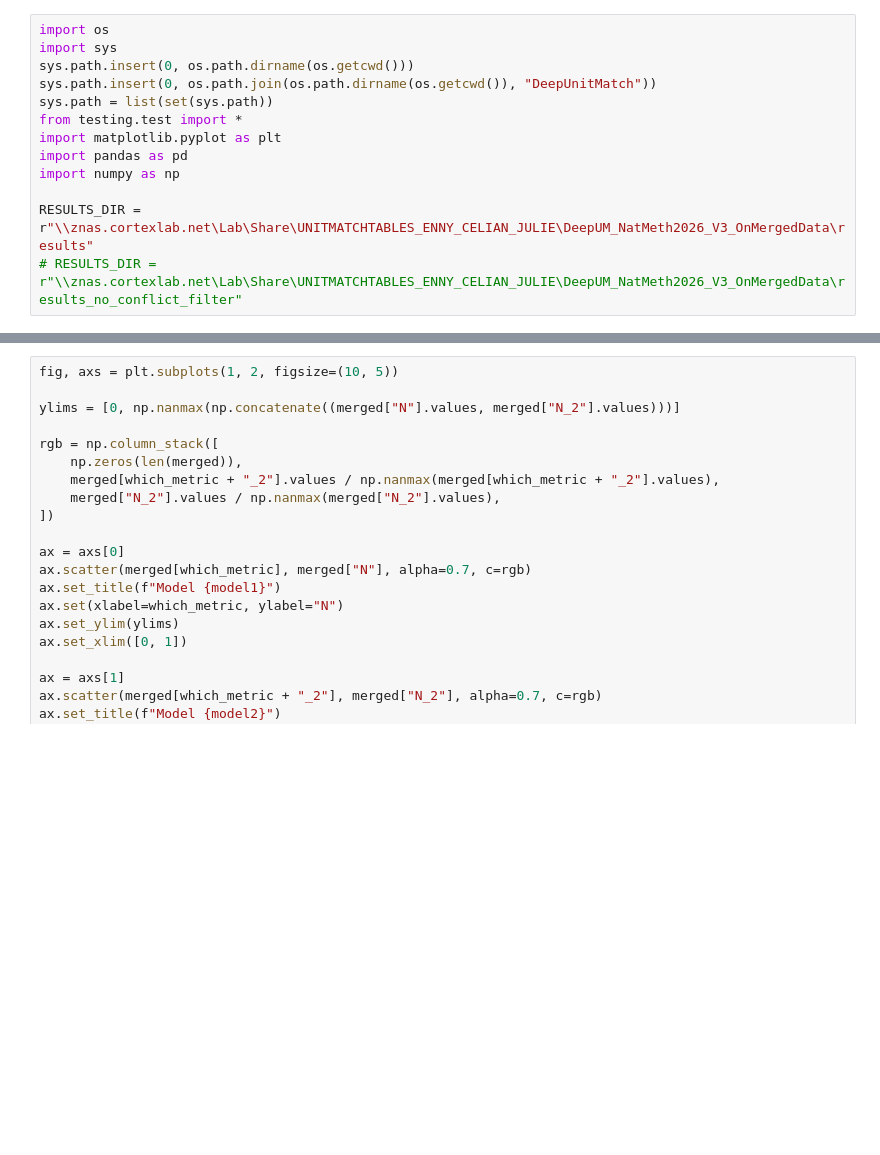
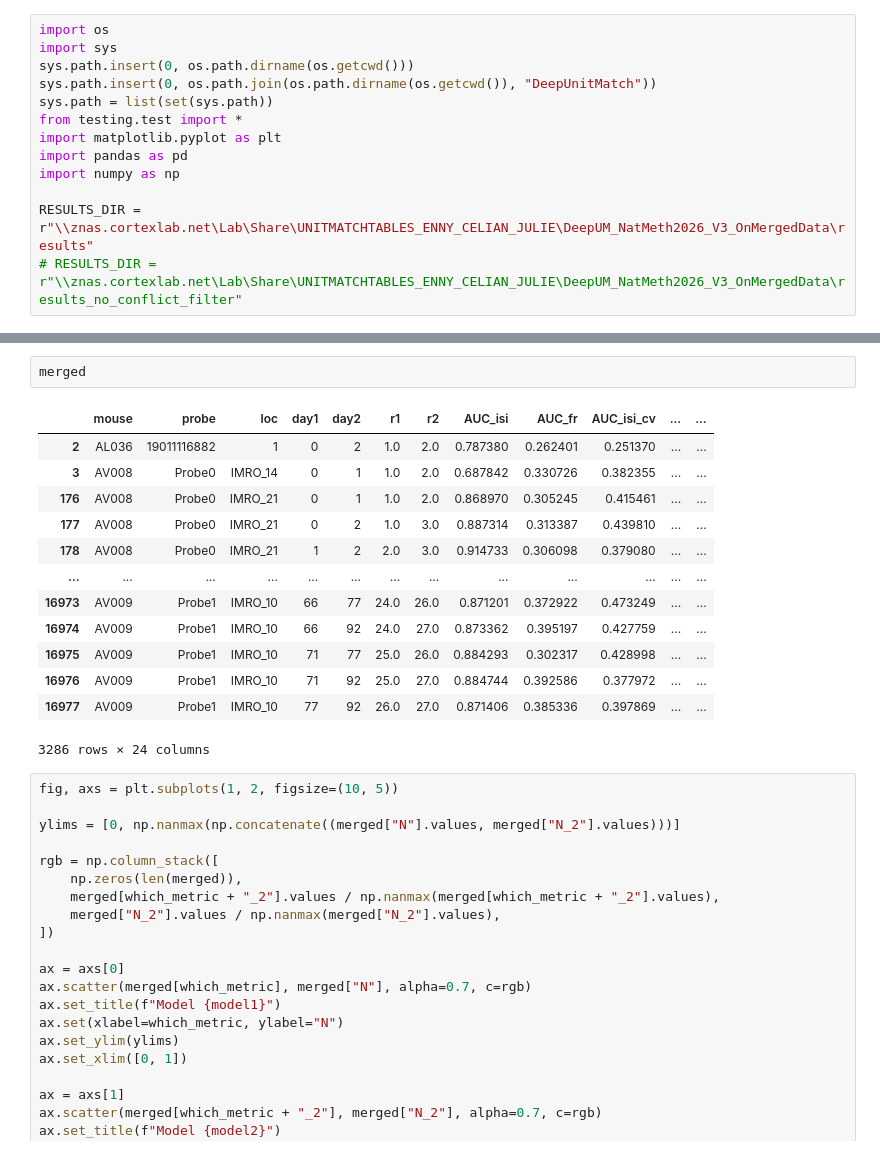
Before and after one commit to EnnyvanBeest/UnitMatch, a Jupyter notebook: UnitMatchPy/PaperAnalyses/figure2.ipynb, the cells around one changed output, grey strips where cells are left out. Cells and saved outputs as stored; diff of their text form; blank space fills up the shorter version.

```diff
--- a/UnitMatchPy/PaperAnalyses/figure2.ipynb
+++ b/UnitMatchPy/PaperAnalyses/figure2.ipynb
@@ -126,3 +160,19 @@ No matches found with DANT in 1 sessions.
+# %%
+merged
+# %% [output]
+|  | mouse | probe | loc | day1 | day2 | r1 | r2 | AUC_isi | AUC_fr | AUC_isi_cv | ... | ... |
+| 2 | AL036 | 19011116882 | 1 | 0 | 2 | 1.0 | 2.0 | 0.787380 | 0.262401 | 0.251370 | ... | ... |
+| 3 | AV008 | Probe0 | IMRO_14 | 0 | 1 | 1.0 | 2.0 | 0.687842 | 0.330726 | 0.382355 | ... | ... |
+| 176 | AV008 | Probe0 | IMRO_21 | 0 | 1 | 1.0 | 2.0 | 0.868970 | 0.305245 | 0.415461 | ... | ... |
+| 177 | AV008 | Probe0 | IMRO_21 | 0 | 2 | 1.0 | 3.0 | 0.887314 | 0.313387 | 0.439810 | ... | ... |
+| 178 | AV008 | Probe0 | IMRO_21 | 1 | 2 | 2.0 | 3.0 | 0.914733 | 0.306098 | 0.379080 | ... | ... |
+| ... | ... | ... | ... | ... | ... | ... | ... | ... | ... | ... | ... | ... |
+| 16973 | AV009 | Probe1 | IMRO_10 | 66 | 77 | 24.0 | 26.0 | 0.871201 | 0.372922 | 0.473249 | ... | ... |
+| 16974 | AV009 | Probe1 | IMRO_10 | 66 | 92 | 24.0 | 27.0 | 0.873362 | 0.395197 | 0.427759 | ... | ... |
+| 16975 | AV009 | Probe1 | IMRO_10 | 71 | 77 | 25.0 | 26.0 | 0.884293 | 0.302317 | 0.428998 | ... | ... |
+| 16976 | AV009 | Probe1 | IMRO_10 | 71 | 92 | 25.0 | 27.0 | 0.884744 | 0.392586 | 0.377972 | ... | ... |
+| 16977 | AV009 | Probe1 | IMRO_10 | 77 | 92 | 26.0 | 27.0 | 0.871406 | 0.385336 | 0.397869 | ... | ... |
+3286 rows × 24 columns
 # %%
 fig, axs = plt.subplots(1, 2, figsize=(10, 5))
 
```
Also changed, not shown: parts of 6 cells of this notebook, 1 other file.
